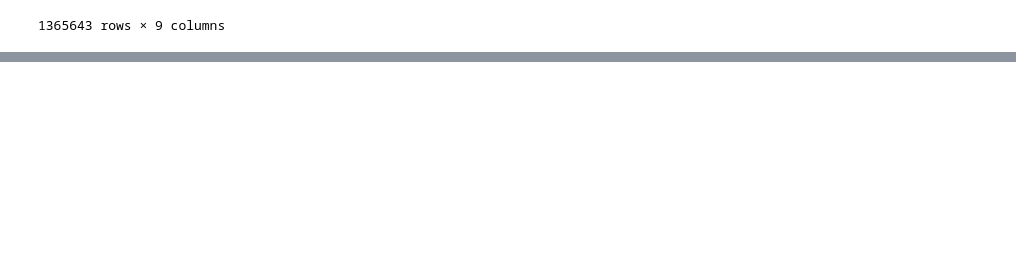
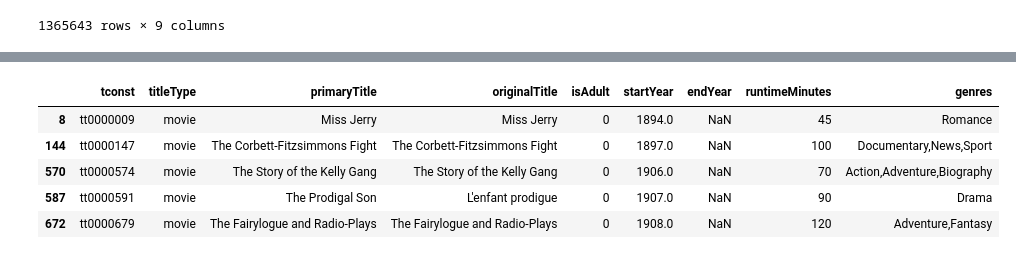
Before and after one commit to kleintjesk/Movie-Success, a Jupyter notebook: Movie Success.ipynb, the cells around one changed output, grey strips where cells are left out. Cells and saved outputs as stored; diff of their text form; code cells hidden in the pictures; blank space fills up the shorter version.

```diff
--- a/Movie Success.ipynb
+++ b/Movie Success.ipynb
@@ -55,3 +55,10 @@ basics
 | 10016962 | tt9916756 | short | Pretty Pretty Black Girl | Pretty Pretty Black Girl | 0 | 2019 | \N | \N | Short |
 | 10016966 | tt9916764 | short | 38 | 38 | 0 | 2018 | \N | \N | Short |
 1365643 rows × 9 columns
+# %%
+basics = basics.replace({'\\N':np.nan})
+# %%
+basics = basics.dropna(subset=['runtimeMinutes', 'genres'])
+# %%
+basics = basics.loc[basics['titleType'] =='movie']
+basics.head()
@@ -57,0 +91,12 @@ basics
+# %%
+# Convert startYear to a float dtype
+basics['startYear'] = basics['startYear'].astype(float)
+# %%
+basics.head()
+# %% [output]
+|  | tconst | titleType | primaryTitle | originalTitle | isAdult | startYear | endYear | runtimeMinutes | genres |
+| 8 | tt0000009 | movie | Miss Jerry | Miss Jerry | 0 | 1894.0 | NaN | 45 | Romance |
+| 144 | tt0000147 | movie | The Corbett-Fitzsimmons Fight | The Corbett-Fitzsimmons Fight | 0 | 1897.0 | NaN | 100 | Documentary,News,Sport |
+| 570 | tt0000574 | movie | The Story of the Kelly Gang | The Story of the Kelly Gang | 0 | 1906.0 | NaN | 70 | Action,Adventure,Biography |
+| 587 | tt0000591 | movie | The Prodigal Son | L'enfant prodigue | 0 | 1907.0 | NaN | 90 | Drama |
+| 672 | tt0000679 | movie | The Fairylogue and Radio-Plays | The Fairylogue and Radio-Plays | 0 | 1908.0 | NaN | 120 | Adventure,Fantasy |
```
Also changed, not shown: parts of 13 cells of this notebook.
